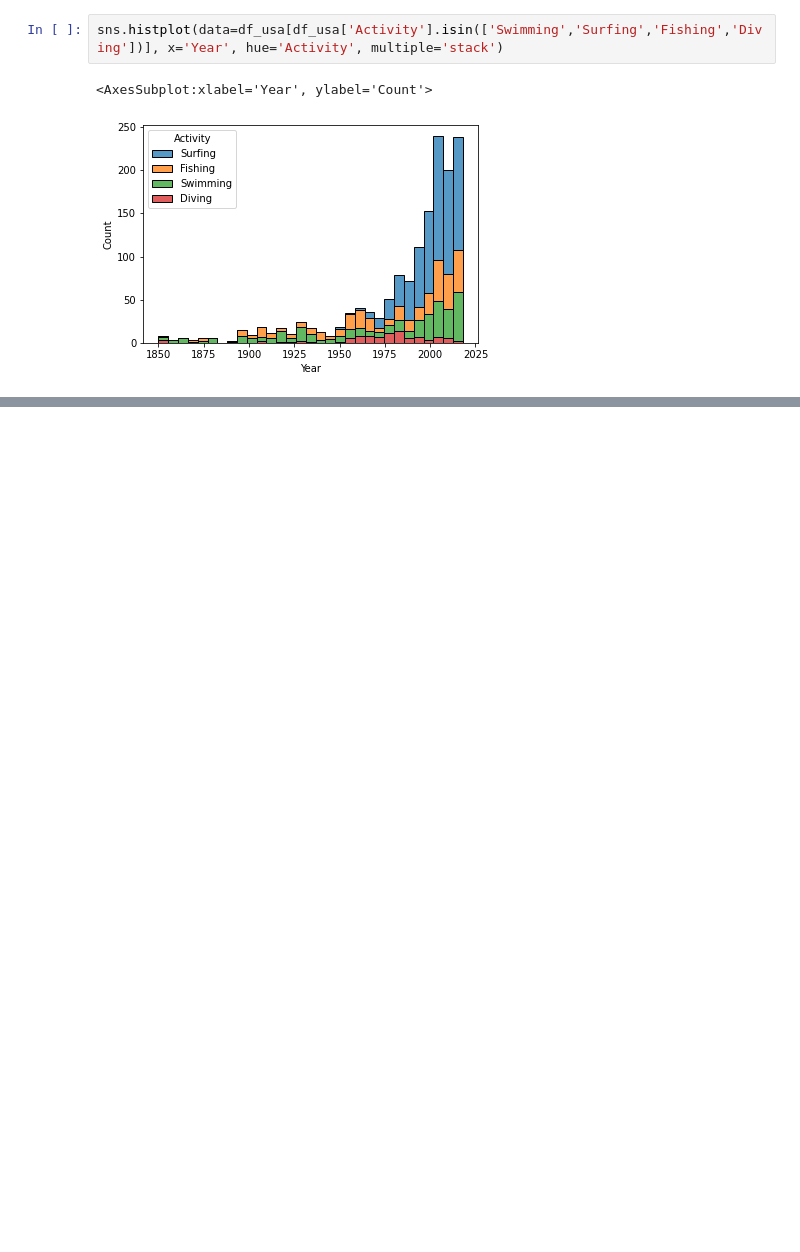
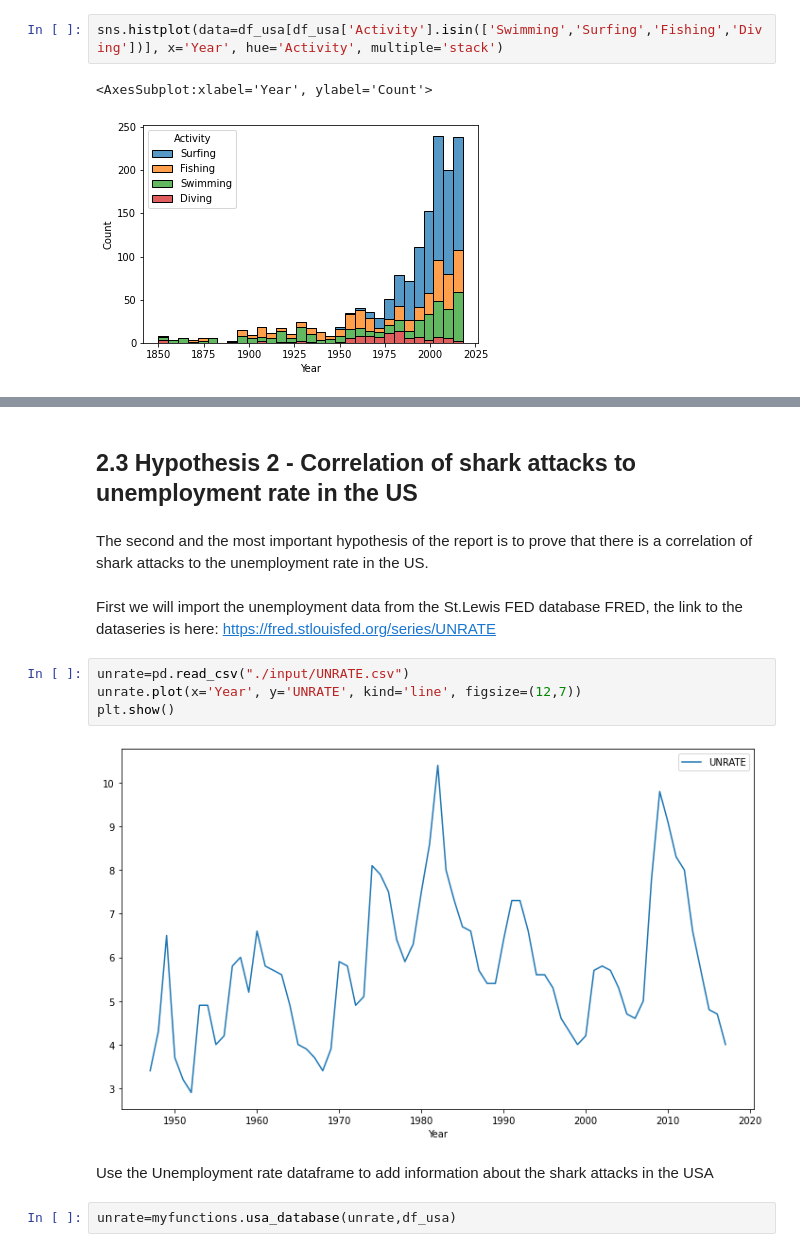
Before and after one commit to berserkus/shark_atacks_project, a Jupyter notebook: Main.ipynb, the cells around one changed output, grey strips where cells are left out. Drawn from its saved outputs; the diff is of its cells as text; blank space fills up the shorter version.

```diff
--- a/Main.ipynb
+++ b/Main.ipynb
@@ -252,0 +210,17 @@ In either way it is clear that higher unemployment leads to more shark attacks -
+# %% [markdown]
+## 2.3 Hypothesis 2 - Correlation of shark attacks to unemployment rate in the US
+# %% [markdown]
+The second and the most important hypothesis of the report is to prove that there is a correlation of shark attacks to the unemployment rate in the US.
+# %% [markdown]
+First we will import the unemployment data from the St.Lewis FED database FRED, the link to the dataseries is here:
+https://fred.stlouisfed.org/series/UNRATE
+# %%
+unrate=pd.read_csv("./input/UNRATE.csv")
+unrate.plot(x='Year', y='UNRATE', kind='line', figsize=(12,7))
+plt.show()
+# %% [output]
+[figure, added]
+# %% [markdown]
+Use the Unemployment rate dataframe to add information about the shark attacks in the USA
+# %%
+unrate=myfunctions.usa_database(unrate,df_usa)
```
Also changed, not shown: parts of 46 cells of this notebook.
